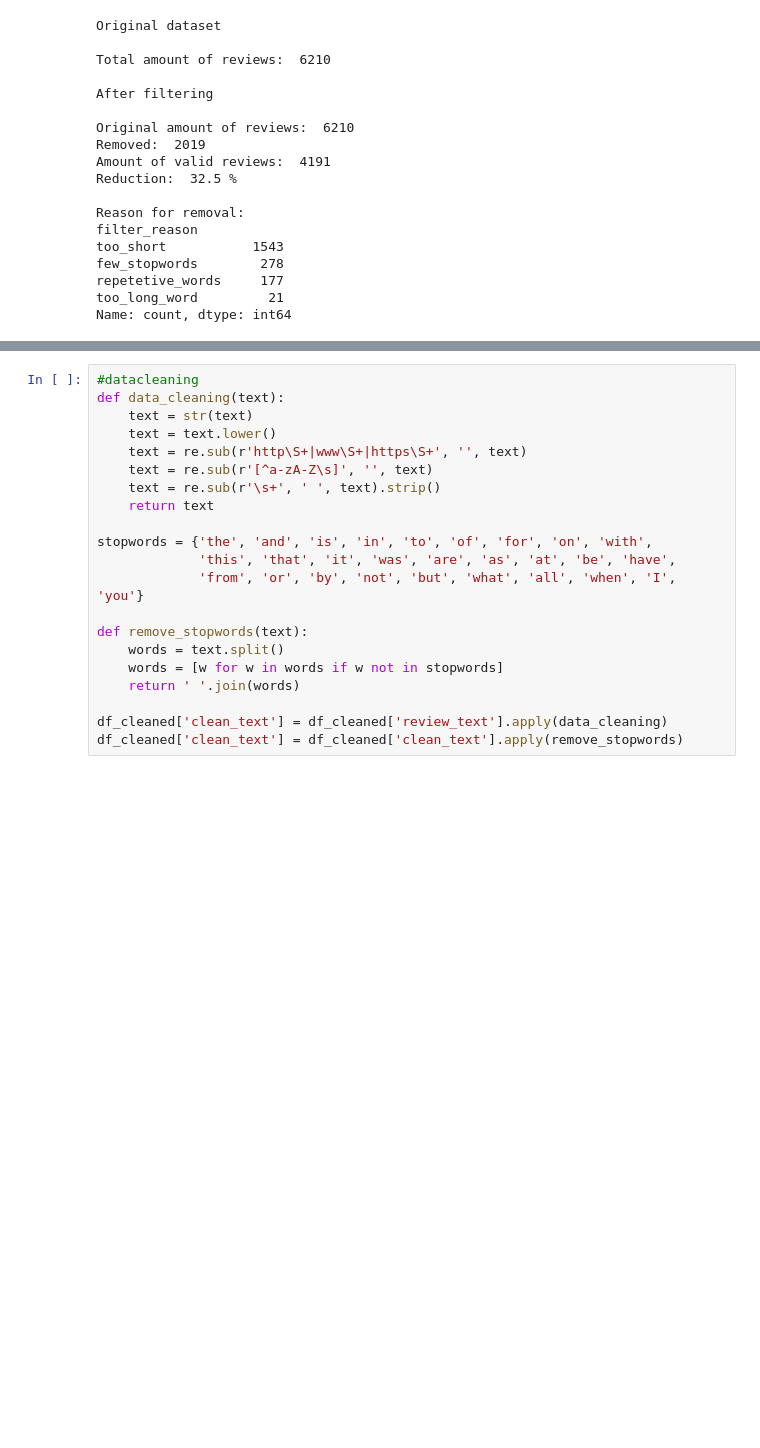
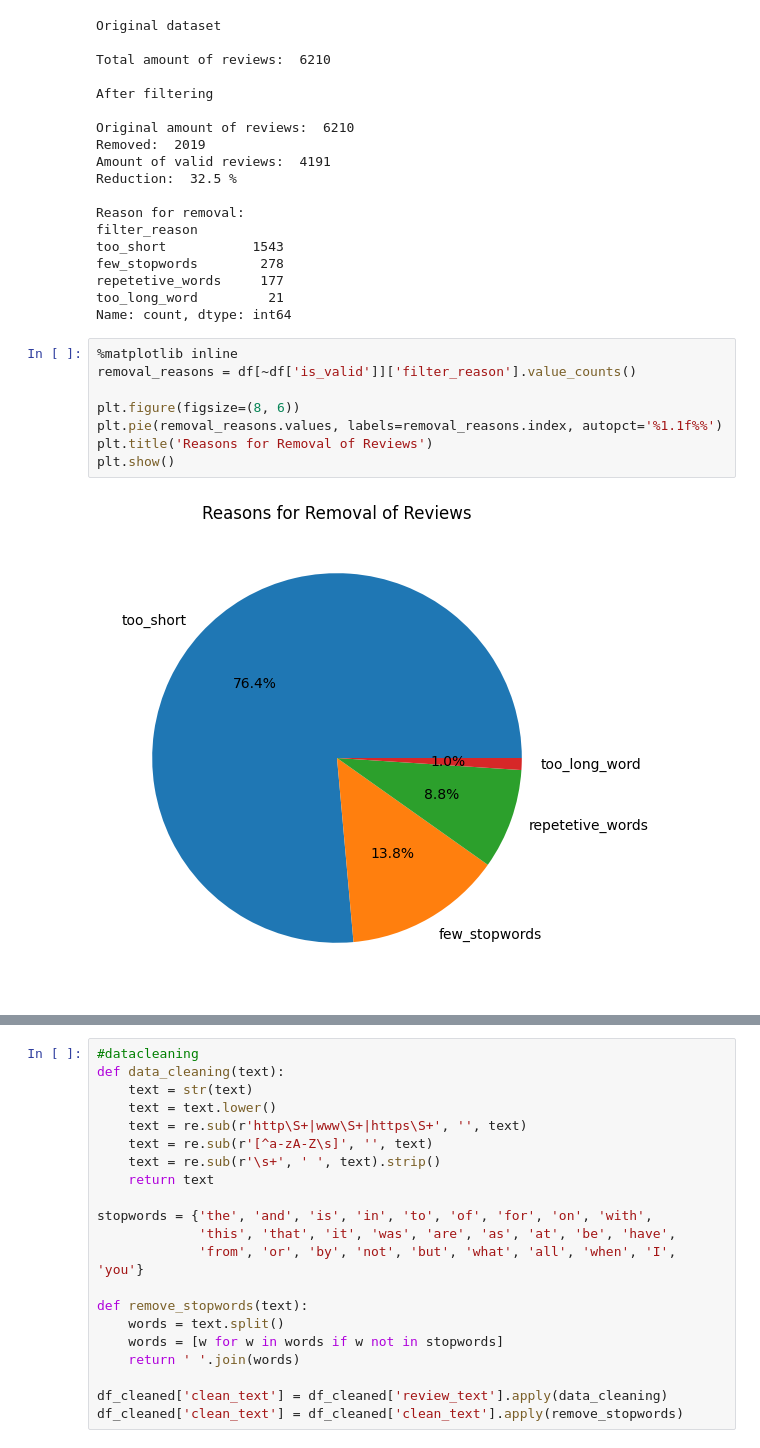
Before and after one commit to hmoverhaug/INFO284, a Jupyter notebook: visualisere.ipynb, the cells around one changed output, grey strips where cells are left out. Drawn from its saved outputs; the diff is of its cells as text; blank space fills up the shorter version.

Commit message:
smud ekstra figurer

```diff
--- a/visualisere.ipynb
+++ b/visualisere.ipynb
@@ -283,3 +272,13 @@ few_stopwords        278
 repetetive_words     177
 too_long_word         21
 Name: count, dtype: int64
+# %%
+%matplotlib inline
+removal_reasons = df[~df['is_valid']]['filter_reason'].value_counts()
+
+plt.figure(figsize=(8, 6))
+plt.pie(removal_reasons.values, labels=removal_reasons.index, autopct='%1.1f%%')
+plt.title('Reasons for Removal of Reviews')
+plt.show()
+# %% [output]
+[figure, added]
```
Also changed, not shown: parts of 19 cells of this notebook.
